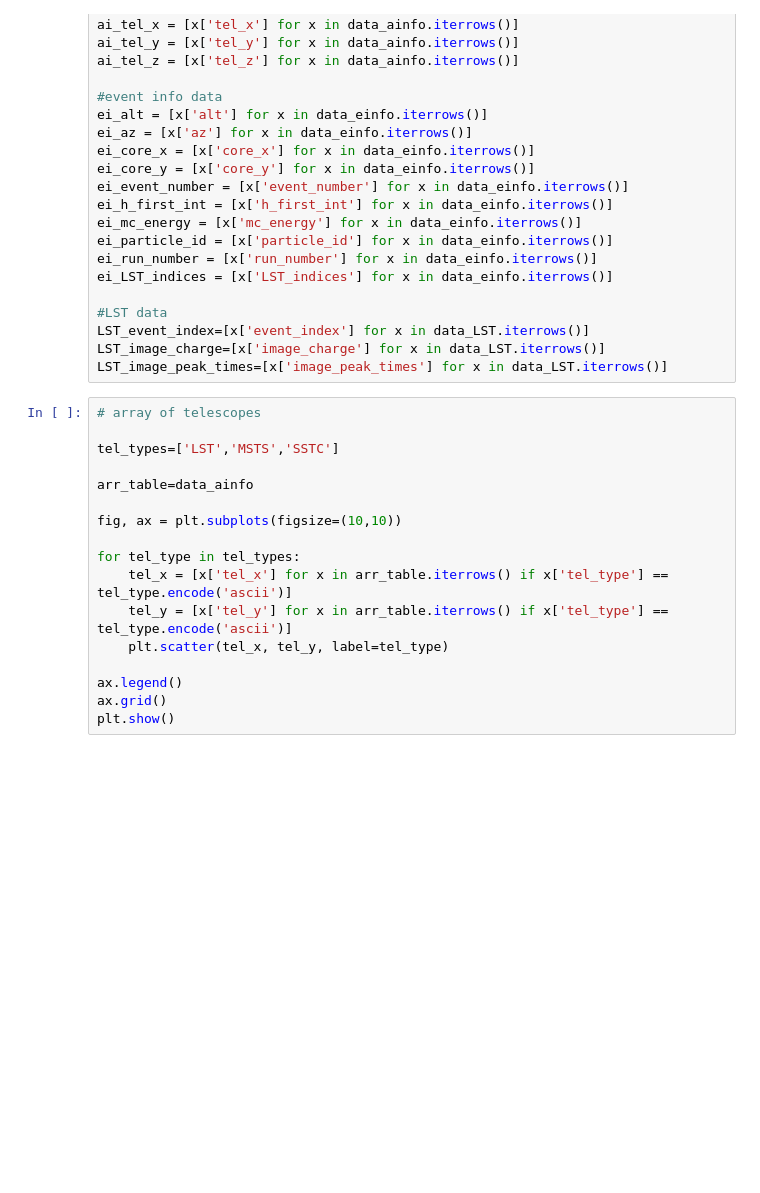
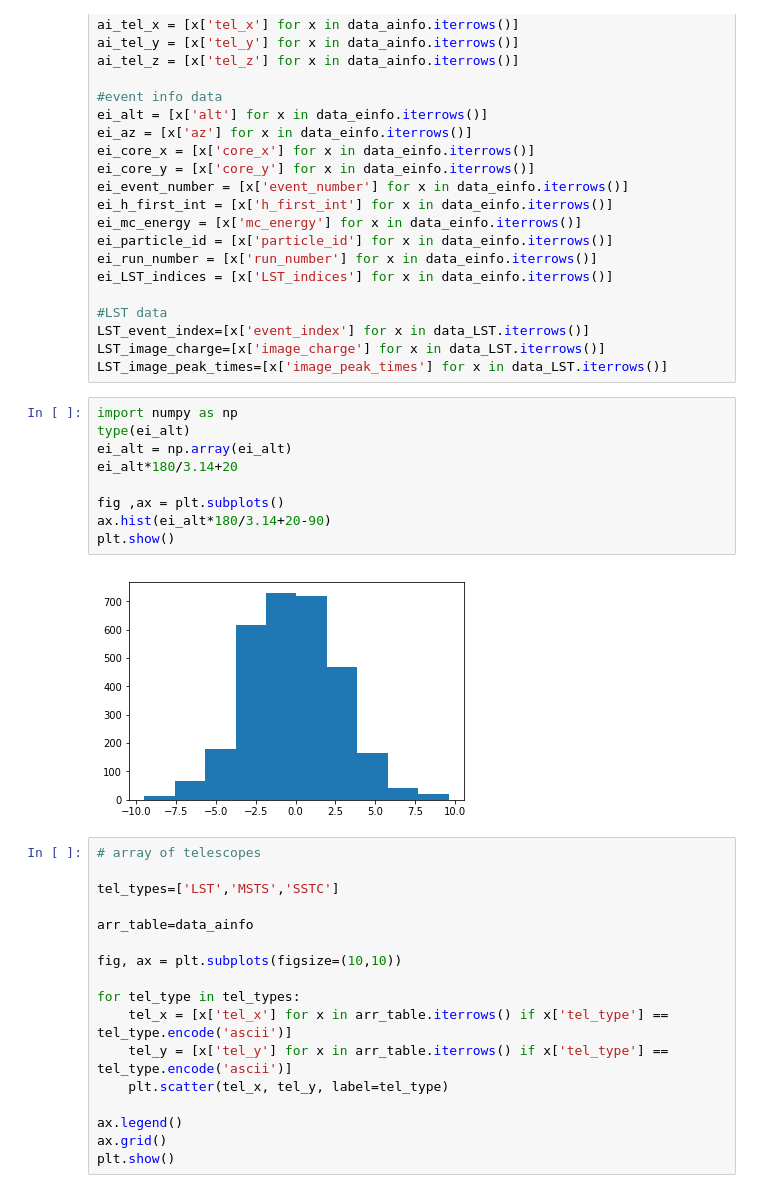
Before and after one commit to nicolamarinello/cta-lstchain, a Jupyter notebook: extraction_visualization.ipynb, the cells around one changed output. Cells and saved outputs as stored; diff of their text form; blank space fills up the shorter version.

```diff
--- a/extraction_visualization.ipynb
+++ b/extraction_visualization.ipynb
@@ -66,6 +66,17 @@ ei_LST_indices = [x['LST_indices'] for x in data_einfo.iterrows()]
 LST_event_index=[x['event_index'] for x in data_LST.iterrows()]
 LST_image_charge=[x['image_charge'] for x in data_LST.iterrows()]
 LST_image_peak_times=[x['image_peak_times'] for x in data_LST.iterrows()]
+# %%
+import numpy as np
+type(ei_alt)
+ei_alt = np.array(ei_alt)
+ei_alt*180/3.14+20
+
+fig ,ax = plt.subplots()
+ax.hist(ei_alt*180/3.14+20-90)
+plt.show()
+# %% [output]
+[figure, added]
 # %%
 # array of telescopes
 
```
Also changed, not shown: 1 other file.
